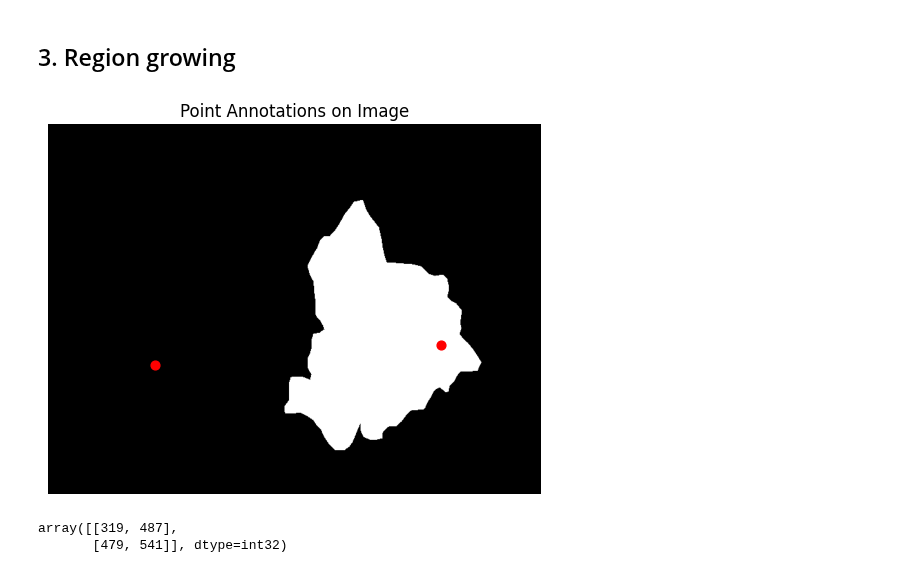
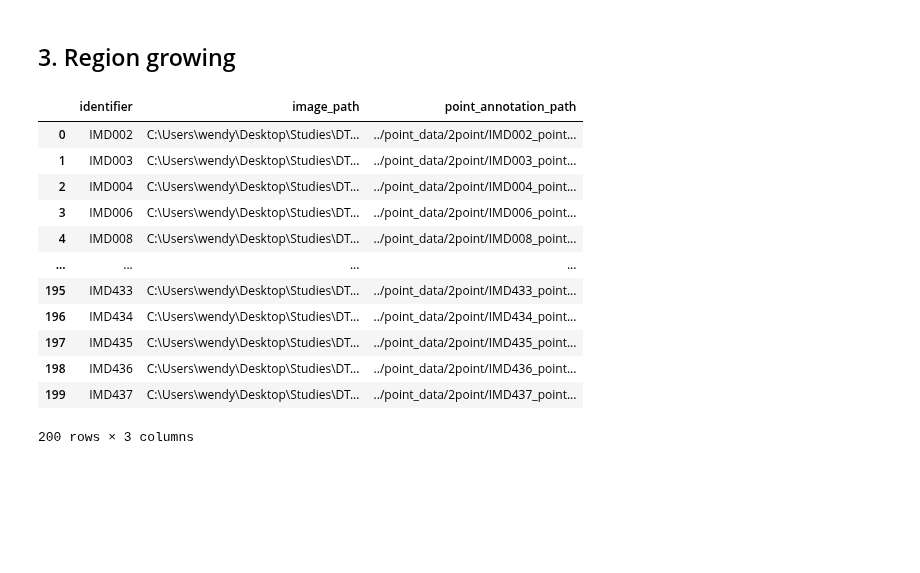
Before and after one commit to klfl1012/IDLCV3, a Jupyter notebook: Get_weak_annotations.ipynb, the cells around one changed output. Drawn from its saved outputs; the diff is of its cells as text; code cells hidden in the pictures; blank space fills up the shorter version.

```diff
--- a/Get_weak_annotations.ipynb
+++ b/Get_weak_annotations.ipynb
@@ -95,30 +99,45 @@ box_df
 200 rows × 5 columns
 # %% [markdown]
 ## 3. Region growing
-# %%
-# 0. Load point annotations from .npy
-point_annotations = np.load('../point_data/1point/IMD006_points.npy')
-
-# 1. Read image corresponding to point annotations
-image_path = os.path.join(base_path, 'IMD006', 'IMD006_lesion', 'IMD006_lesion.bmp')
-# %%
-# 2. Plot image with point annotations
-image = Image.open(image_path)
-# resize_transform = transforms.Resize(resize_dim, interpolation=InterpolationMode.NEAREST)
-# resized_binary_mask = resize_transform(image)
-image_np = np.array(image)
-
-image_pil = Image.fromarray(image_np)
-draw = ImageDraw.Draw(image_pil)
-plt.imshow(image_pil)
-plt.scatter(point_annotations[:, 1], point_annotations[:, 0], c='red', s=40)
-plt.title('Point Annotations on Image')
-plt.axis('off')
-plt.show()
-# %% [output]
-[figure, removed]
-# %%
-point_annotations
-# %% [output]
-array([[319, 487],
-       [479, 541]], dtype=int32)
+# %%
+# 0. Initialization
+image_base_path = r'C:\Users\wendy\Desktop\Studies\DTU\Year 1 - Fall\02516 - Intro 2 DL in CV\Projects\Project 3\PH2_Dataset_images'
+point_data_folder = r'../point_data/2point/'
+
+output_region_growing_masks = r'../region_growing_masks/2point/'
+# %%
+# 1. Organize data
+data = []
+
+for file_name in os.listdir(point_data_folder):
+    if file_name.endswith('.npy'):
+        # 1.1 Extract the Image file name identifier
+        identifier = file_name.split('_')[0]
+
+        # 2. Construct file paths
+        point_annotation_path = os.path.join(point_data_folder, file_name)
+        image_path = os.path.join(base_path, identifier, f'{identifier}_Dermoscopic_Image', f'{identifier}.bmp')
+
+        # 3. Append the data to the list
+        data.append({
+            'identifier': identifier,
+            'image_path': image_path,
+            'point_annotation_path': point_annotation_path
+        })
+
+df = pd.DataFrame(data)
+df
+# %% [output]
+|  | identifier | image_path | point_annotation_path |
+| 0 | IMD002 | C:\Users\wendy\Desktop\Studies\DT... | ../point_data/2point/IMD002_point... |
+| 1 | IMD003 | C:\Users\wendy\Desktop\Studies\DT... | ../point_data/2point/IMD003_point... |
+| 2 | IMD004 | C:\Users\wendy\Desktop\Studies\DT... | ../point_data/2point/IMD004_point... |
+| 3 | IMD006 | C:\Users\wendy\Desktop\Studies\DT... | ../point_data/2point/IMD006_point... |
+| 4 | IMD008 | C:\Users\wendy\Desktop\Studies\DT... | ../point_data/2point/IMD008_point... |
+| ... | ... | ... | ... |
+| 195 | IMD433 | C:\Users\wendy\Desktop\Studies\DT... | ../point_data/2point/IMD433_point... |
+| 196 | IMD434 | C:\Users\wendy\Desktop\Studies\DT... | ../point_data/2point/IMD434_point... |
+| 197 | IMD435 | C:\Users\wendy\Desktop\Studies\DT... | ../point_data/2point/IMD435_point... |
+| 198 | IMD436 | C:\Users\wendy\Desktop\Studies\DT... | ../point_data/2point/IMD436_point... |
+| 199 | IMD437 | C:\Users\wendy\Desktop\Studies\DT... | ../point_data/2point/IMD437_point... |
+200 rows × 3 columns
```
Also changed, not shown: parts of 10 cells of this notebook, 2 other files.
